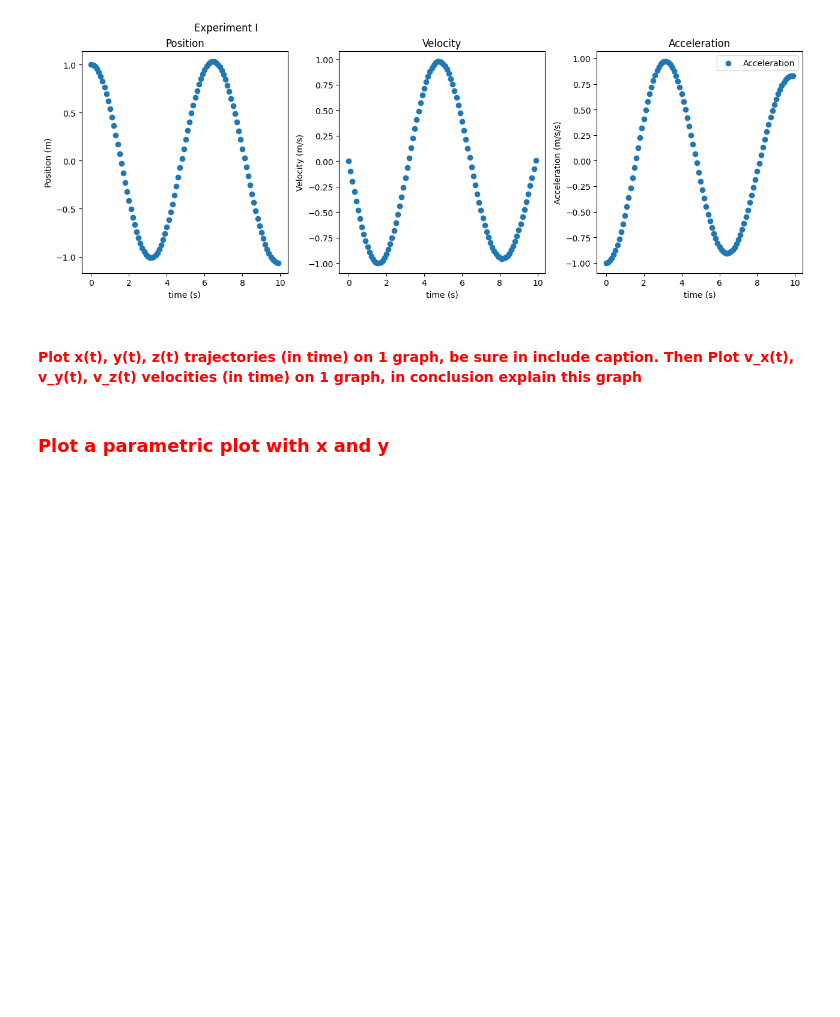
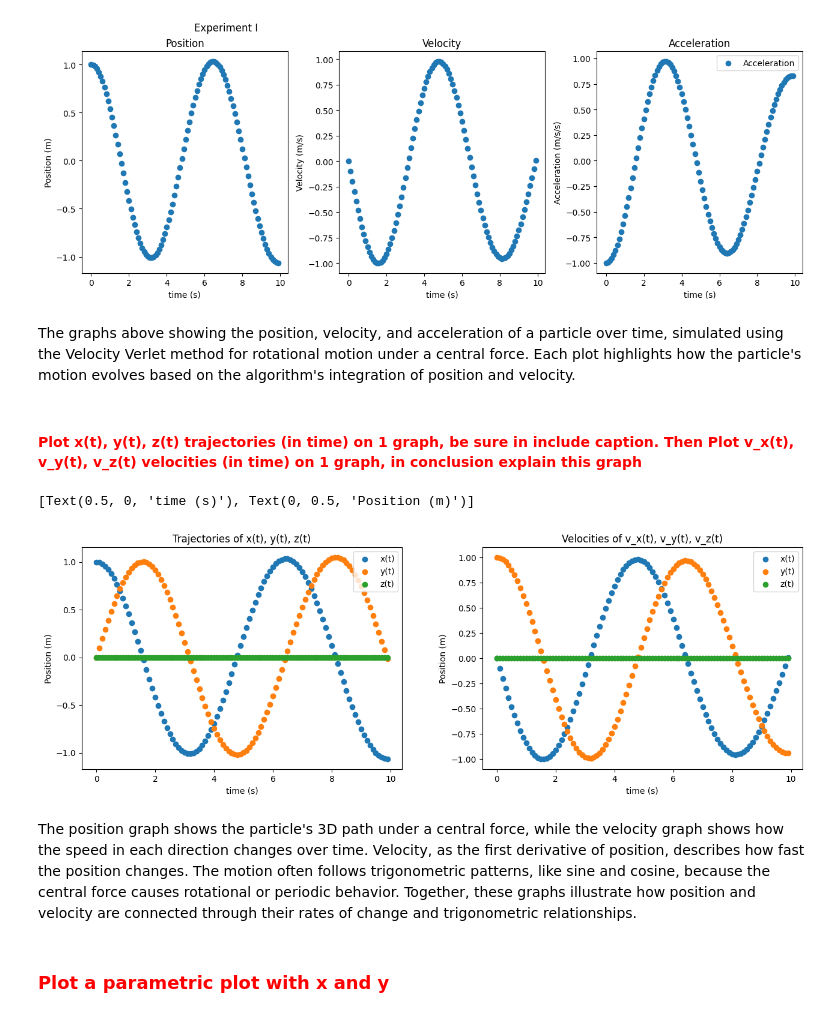
Before and after one commit to rguille3/PhysicsI_Labs, a Jupyter notebook: phy122_RMt_Raul.ipynb, the cells around one changed output. Saved outputs shown, nothing was run; the diff lists cells and outputs as text; code cells hidden in the pictures; blank space fills up the shorter version.

```diff
--- a/phy122_RMt_Raul.ipynb
+++ b/phy122_RMt_Raul.ipynb
@@ -173,5 +173,7 @@ ax3.set(xlabel='time (s)', ylabel='Acceleration (m/s/s)')
 fig.show()
 # %% [output]
 [figure]
+# %% [markdown]
+The graphs above showing the position, velocity, and acceleration of a particle over time, simulated using the Velocity Verlet method for rotational motion under a central force. Each plot highlights how the particle's motion evolves based on the algorithm's integration of position and velocity.
 # %% [markdown]
 ####   <font color='Red'> Plot x(t), y(t), z(t) trajectories (in time) on 1 graph, be sure in include caption. Then Plot v_x(t), v_y(t), v_z(t) velocities (in time) on 1 graph, in conclusion explain this graph </font>
@@ -181,3 +180,26 @@ plt.show()
+# %%
+fig, (ax1, ax2) = plt.subplots(1, 2)
+
+fig.subplots_adjust(hspace=0.01, wspace=0.25, right=2)
+ax1.scatter(T, x_t[:,0],label='x(t)')
+ax1.scatter(T, x_t[:,1],label='y(t)')
+ax1.scatter(T, x_t[:,2],label='z(t)')
+ax1.legend(loc="upper right")
+ax1.set_title("Trajectories of x(t), y(t), z(t)")
+ax1.set(xlabel='time (s)', ylabel='Position (m)')
+
+
+ax2.scatter(T, v_t[:,0],label='x(t)')
+ax2.scatter(T, v_t[:,1],label='y(t)')
+ax2.scatter(T, v_t[:,2],label='z(t)')
+ax2.legend(loc="upper right")
+ax2.set_title("Velocities of v_x(t), v_y(t), v_z(t)")
+ax2.set(xlabel='time (s)', ylabel='Position (m)')
+# %% [output]
+[Text(0.5, 0, 'time (s)'), Text(0, 0.5, 'Position (m)')]
+[figure, added]
+# %% [markdown]
+The position graph shows the particle's 3D path under a central force, while the velocity graph shows how the speed in each direction changes over time. Velocity, as the first derivative of position, describes how fast the position changes. The motion often follows trigonometric patterns, like sine and cosine, because the central force causes rotational or periodic behavior. Together, these graphs illustrate how position and velocity are connected through their rates of change and trigonometric relationships.
 # %% [markdown]
 ###   <font color='Red'> Plot a parametric plot with x and y </font>
 # %% [markdown]
```
Also changed, not shown: parts of 1 cell of this notebook.
